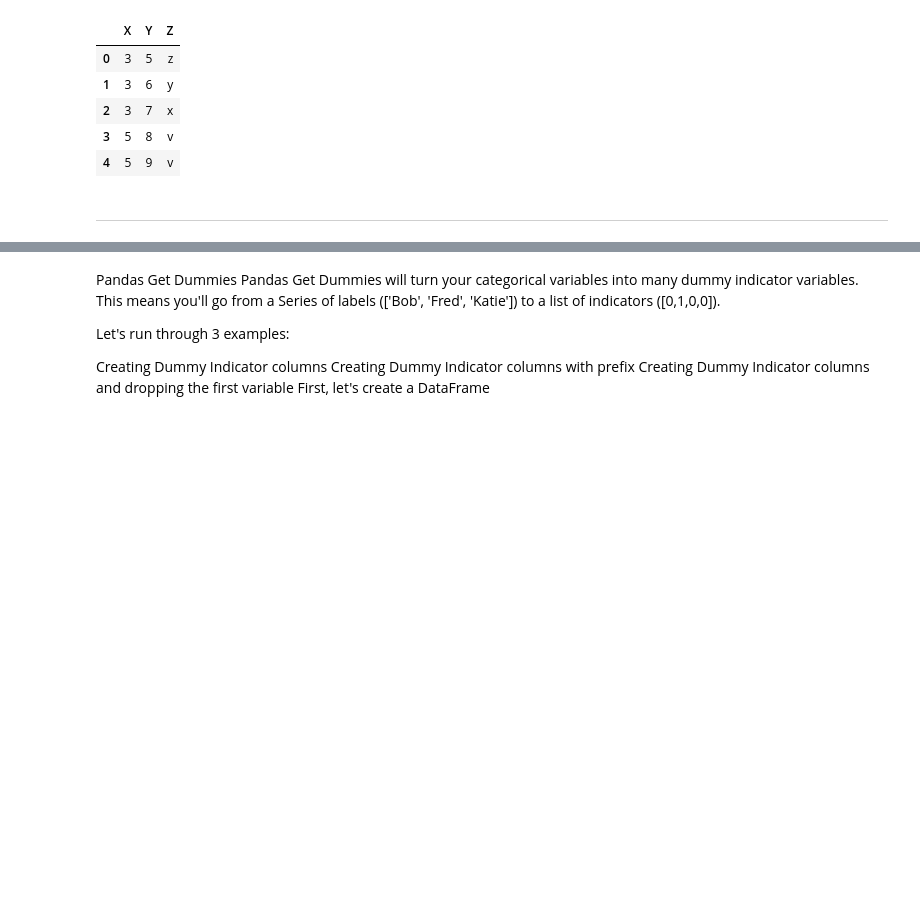
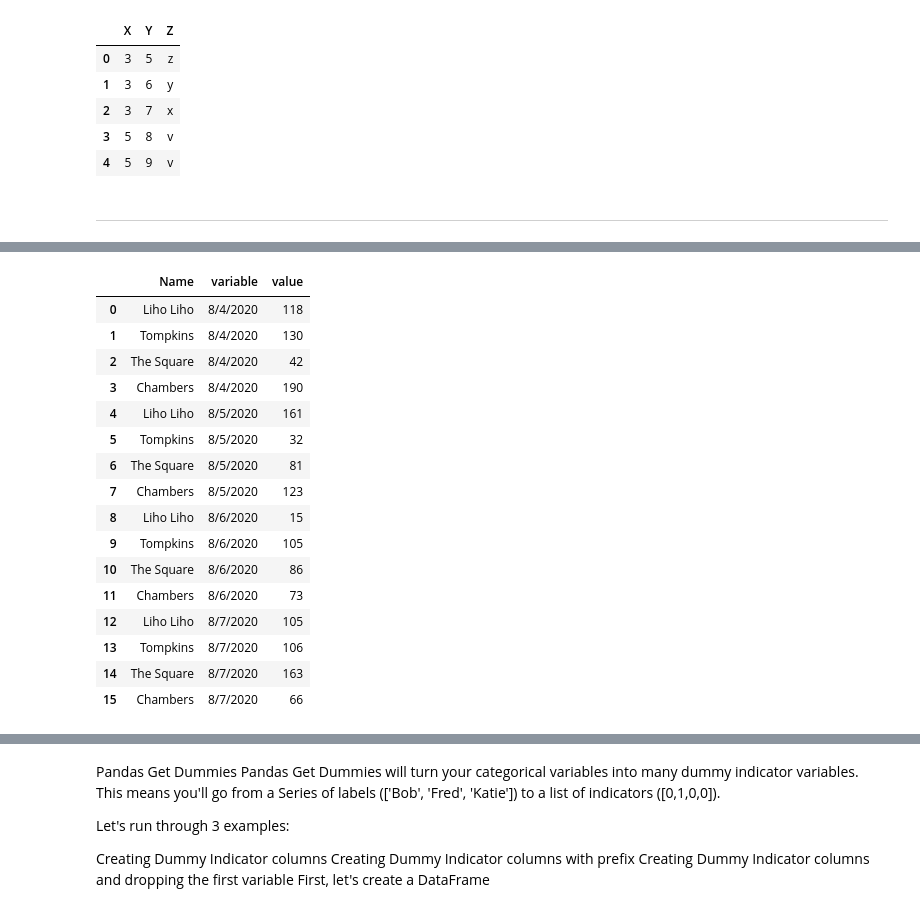
Before and after one commit to larikhin/pandas, a Jupyter notebook: data_independent.ipynb, the cells around one changed output, grey strips where cells are left out. Cells and saved outputs as stored; diff of their text form; code cells hidden in the pictures; blank space fills up the shorter version.

```diff
--- a/data_independent.ipynb
+++ b/data_independent.ipynb
@@ -224,0 +806,10 @@ _____________________________________________________________________________
+# %%
+import pandas as pd
+import numpy as np
+
+df = pd.DataFrame.from_dict({"Name": ['Liho Liho', 'Tompkins', 'The Square', 'Chambers'],
+                             "8/4/2020": np.random.randint(10,200, size=(1,4))[0],
+                             "8/5/2020": np.random.randint(12,200, size=(1,4))[0],
+                             "8/6/2020": np.random.randint(12,200, size=(1,4))[0],
+                             "8/7/2020": np.random.randint(12,200, size=(1,4))[0]}, orient='columns')
+df
@@ -224,0 +822,22 @@ _____________________________________________________________________________
+# %%
+# из горизонтальных строк в один вертикальный столбец
+# с увеличением индексов и последовательным добавлением
+df.melt(id_vars='Name')
+# %% [output]
+|  | Name | variable | value |
+| 0 | Liho Liho | 8/4/2020 | 118 |
+| 1 | Tompkins | 8/4/2020 | 130 |
+| 2 | The Square | 8/4/2020 | 42 |
+| 3 | Chambers | 8/4/2020 | 190 |
+| 4 | Liho Liho | 8/5/2020 | 161 |
+| 5 | Tompkins | 8/5/2020 | 32 |
+| 6 | The Square | 8/5/2020 | 81 |
+| 7 | Chambers | 8/5/2020 | 123 |
+| 8 | Liho Liho | 8/6/2020 | 15 |
+| 9 | Tompkins | 8/6/2020 | 105 |
+| 10 | The Square | 8/6/2020 | 86 |
+| 11 | Chambers | 8/6/2020 | 73 |
+| 12 | Liho Liho | 8/7/2020 | 105 |
+| 13 | Tompkins | 8/7/2020 | 106 |
+| 14 | The Square | 8/7/2020 | 163 |
+| 15 | Chambers | 8/7/2020 | 66 |
```
Also changed, not shown: parts of 178 cells of this notebook.
